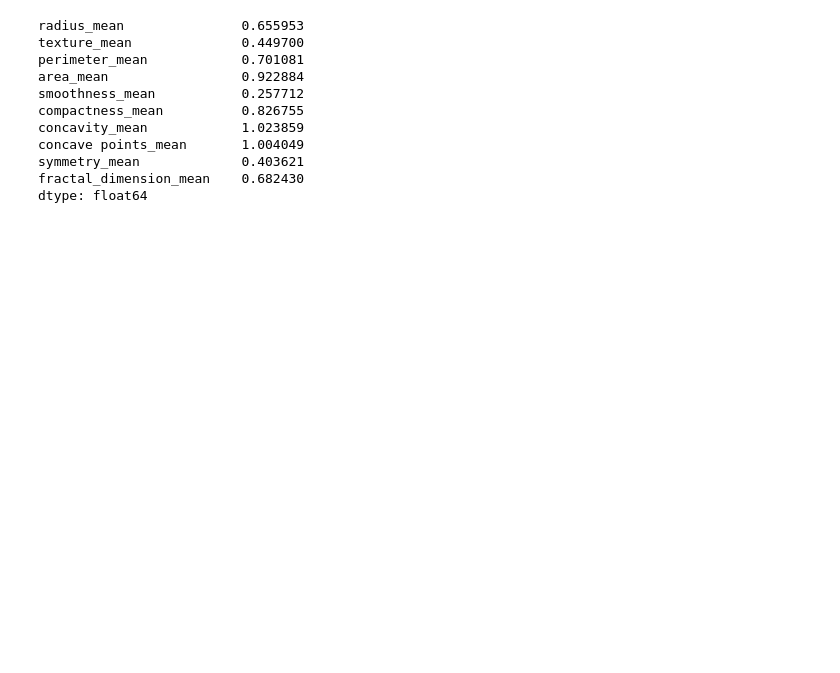
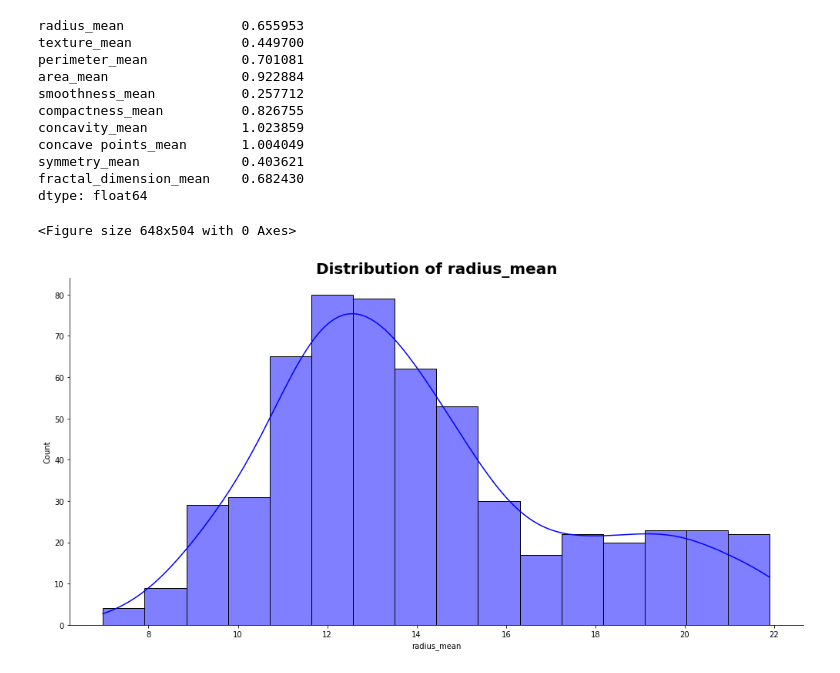
Before and after one commit to miz-ab/week_7-Casualty, a Jupyter notebook: notebooks/EDA.ipynb, the cells around one changed output. Cells and saved outputs as stored; diff of their text form; code cells hidden in the pictures; blank space fills up the shorter version.

Commit message:
update EDA and plot

```diff
--- a/notebooks/EDA.ipynb
+++ b/notebooks/EDA.ipynb
@@ -215,4 +215,7 @@ fractal_dimension_mean    0.682430
 dtype: float64
 # %%
 from script import plot
-plot.plot_hist(data_selected, 'radius_mean', 'green')
+plot.plot_histogram(data_selected, 'radius_mean', 'blue')
+# %% [output]
+<Figure size 648x504 with 0 Axes>
+[figure, added]
```
Also changed, not shown: parts of 3 cells of this notebook, 1 other file.
